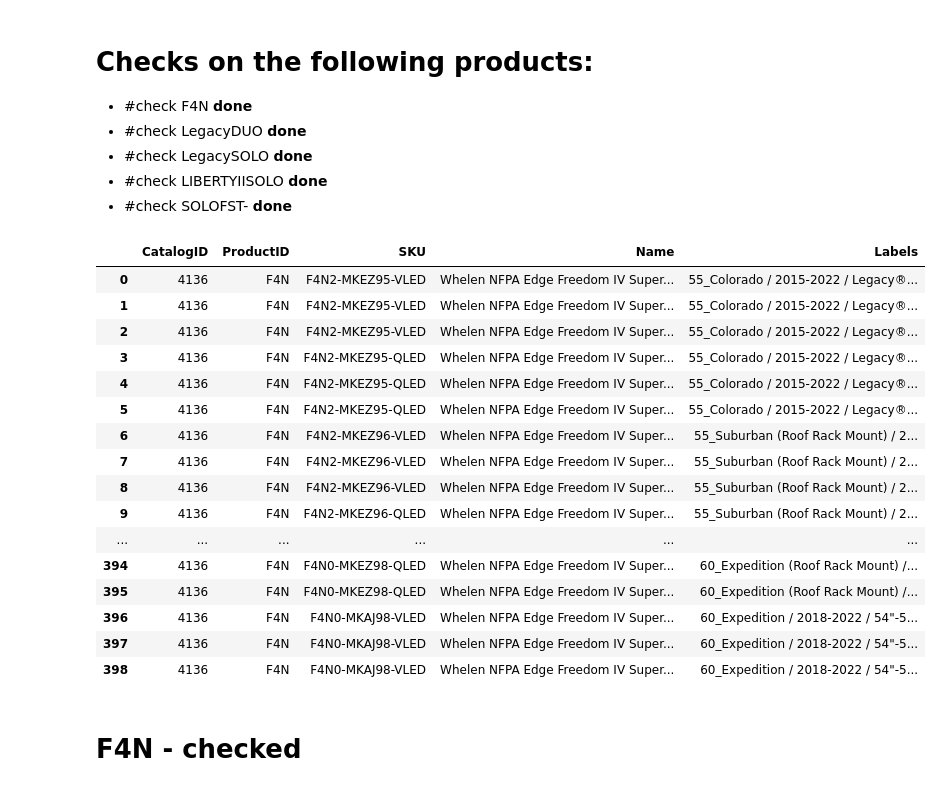
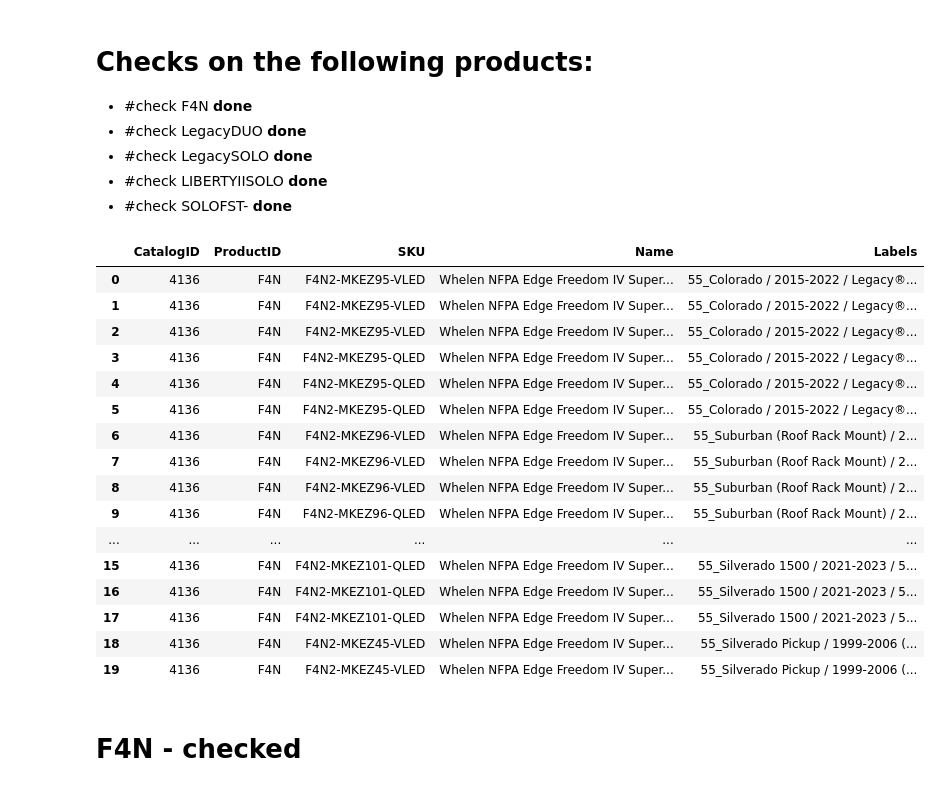
Before and after one commit to andrewkoji/Unique_SKU_List, a Jupyter notebook: Final_Notebook.ipynb, the cells around one changed output. Cells and saved outputs as stored; diff of their text form; code cells hidden in the pictures.

```diff
--- a/Final_Notebook.ipynb
+++ b/Final_Notebook.ipynb
@@ -290,7 +288,7 @@ This block of code performs several data preprocessing steps on an Excel dataset
 5. ain DataFrame is filtered to exclude rows where the 'Hidden' column has a value of 1, and the first few rows of the resulting DataFrame are displayed. Overall, this block of code prepares the dataset for further analysis by ensuring data consistency, creating new columns, and filtering out irrelevant rows.
 # %%
 # Define the file path
-path = "/content/drive/My Drive/Colab Notebooks/Grades/All_Options.xlsx"
+path = "All_Options.xlsx"
 
 # Read the Excel file into a DataFrame
 df_options_ = pd.read_excel(path)
@@ -595,25 +600,25 @@ Master_SKU_list[Master_SKU_list['SKU'].str.contains('--')]
 - #check LIBERTYIISOLO **done**
 - #check SOLOFST-	**done**
 # %%
-Master_SKU_list[Master_SKU_list['ProductID'] == 'F4N']
+Master_SKU_list[Master_SKU_list['ProductID'] == 'F4N'].head(20)
 # %% [output]
 |  | CatalogID | ProductID | SKU | Name | Labels |
 | 0 | 4136 | F4N | F4N2-MKEZ95-VLED | Whelen NFPA Edge Freedom IV Super... | 55_Colorado / 2015-2022 / Legacy®... |
 | 1 | 4136 | F4N | F4N2-MKEZ95-VLED | Whelen NFPA Edge Freedom IV Super... | 55_Colorado / 2015-2022 / Legacy®... |
 | 2 | 4136 | F4N | F4N2-MKEZ95-VLED | Whelen NFPA Edge Freedom IV Super... | 55_Colorado / 2015-2022 / Legacy®... |
 | 3 | 4136 | F4N | F4N2-MKEZ95-QLED | Whelen NFPA Edge Freedom IV Super... | 55_Colorado / 2015-2022 / Legacy®... |
 | 4 | 4136 | F4N | F4N2-MKEZ95-QLED | Whelen NFPA Edge Freedom IV Super... | 55_Colorado / 2015-2022 / Legacy®... |
 | 5 | 4136 | F4N | F4N2-MKEZ95-QLED | Whelen NFPA Edge Freedom IV Super... | 55_Colorado / 2015-2022 / Legacy®... |
 | 6 | 4136 | F4N | F4N2-MKEZ96-VLED | Whelen NFPA Edge Freedom IV Super... | 55_Suburban (Roof Rack Mount) / 2... |
 | 7 | 4136 | F4N | F4N2-MKEZ96-VLED | Whelen NFPA Edge Freedom IV Super... | 55_Suburban (Roof Rack Mount) / 2... |
 | 8 | 4136 | F4N | F4N2-MKEZ96-VLED | Whelen NFPA Edge Freedom IV Super... | 55_Suburban (Roof Rack Mount) / 2... |
 | 9 | 4136 | F4N | F4N2-MKEZ96-QLED | Whelen NFPA Edge Freedom IV Super... | 55_Suburban (Roof Rack Mount) / 2... |
 | ... | ... | ... | ... | ... | ... |
-| 394 | 4136 | F4N | F4N0-MKEZ98-QLED | Whelen NFPA Edge Freedom IV Super... | 60_Expedition (Roof Rack Mount) /... |
-| 395 | 4136 | F4N | F4N0-MKEZ98-QLED | Whelen NFPA Edge Freedom IV Super... | 60_Expedition (Roof Rack Mount) /... |
-| 396 | 4136 | F4N | F4N0-MKAJ98-VLED | Whelen NFPA Edge Freedom IV Super... | 60_Expedition / 2018-2022 / 54"-5... |
-| 397 | 4136 | F4N | F4N0-MKAJ98-VLED | Whelen NFPA Edge Freedom IV Super... | 60_Expedition / 2018-2022 / 54"-5... |
-| 398 | 4136 | F4N | F4N0-MKAJ98-VLED | Whelen NFPA Edge Freedom IV Super... | 60_Expedition / 2018-2022 / 54"-5... |
+| 15 | 4136 | F4N | F4N2-MKEZ101-QLED | Whelen NFPA Edge Freedom IV Super... | 55_Silverado 1500 / 2021-2023 / 5... |
+| 16 | 4136 | F4N | F4N2-MKEZ101-QLED | Whelen NFPA Edge Freedom IV Super... | 55_Silverado 1500 / 2021-2023 / 5... |
+| 17 | 4136 | F4N | F4N2-MKEZ101-QLED | Whelen NFPA Edge Freedom IV Super... | 55_Silverado 1500 / 2021-2023 / 5... |
+| 18 | 4136 | F4N | F4N2-MKEZ45-VLED | Whelen NFPA Edge Freedom IV Super... | 55_Silverado Pickup / 1999-2006 (... |
+| 19 | 4136 | F4N | F4N2-MKEZ45-VLED | Whelen NFPA Edge Freedom IV Super... | 55_Silverado Pickup / 1999-2006 (... |
 # %% [markdown]
 # F4N - checked
 # %%
```
Also changed, not shown: parts of 14 cells of this notebook.
